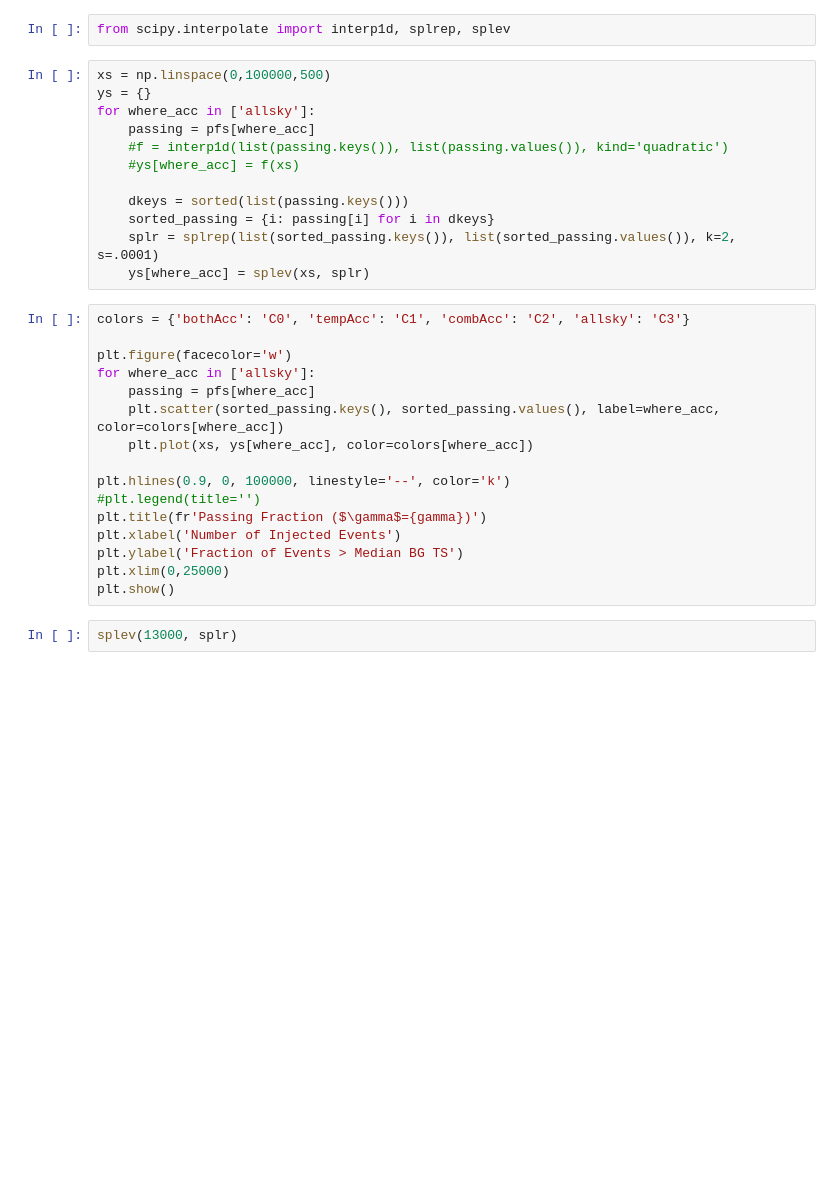
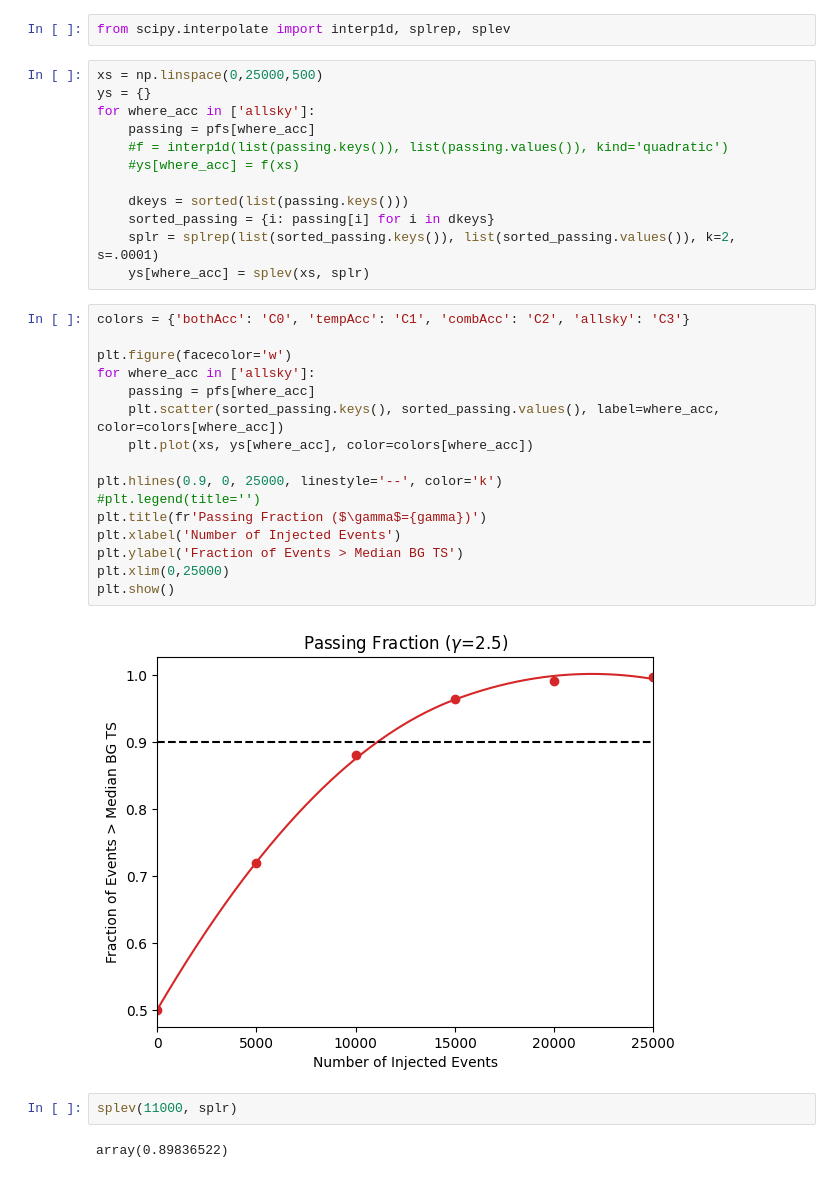
Before and after one commit to MACampana/BinnedTracks, a Jupyter notebook: NEW_BinnedAnalysis.ipynb, the cells around one changed output. Saved outputs shown, nothing was run; the diff lists cells and outputs as text; blank space fills up the shorter version.

```diff
--- a/NEW_BinnedAnalysis.ipynb
+++ b/NEW_BinnedAnalysis.ipynb
@@ -938,7 +931,7 @@ plt.show()
 # %%
 from scipy.interpolate import interp1d, splrep, splev
 # %%
-xs = np.linspace(0,100000,500)
+xs = np.linspace(0,25000,500)
 ys = {}
 for where_acc in ['allsky']:
     passing = pfs[where_acc]
@@ -952,18 +945,22 @@ for where_acc in ['allsky']:
 # %%
 colors = {'bothAcc': 'C0', 'tempAcc': 'C1', 'combAcc': 'C2', 'allsky': 'C3'}
 
 plt.figure(facecolor='w')
 for where_acc in ['allsky']:
     passing = pfs[where_acc]
     plt.scatter(sorted_passing.keys(), sorted_passing.values(), label=where_acc, color=colors[where_acc])
     plt.plot(xs, ys[where_acc], color=colors[where_acc])
 
-plt.hlines(0.9, 0, 100000, linestyle='--', color='k')
+plt.hlines(0.9, 0, 25000, linestyle='--', color='k')
 #plt.legend(title='')
 plt.title(fr'Passing Fraction ($\gamma$={gamma})')
 plt.xlabel('Number of Injected Events')
 plt.ylabel('Fraction of Events > Median BG TS')
 plt.xlim(0,25000)
 plt.show()
+# %% [output]
+[figure, added]
 # %%
-splev(13000, splr)
+splev(11000, splr)
+# %% [output]
+array(0.89836522)
```
Also changed, not shown: parts of 9 cells of this notebook.
